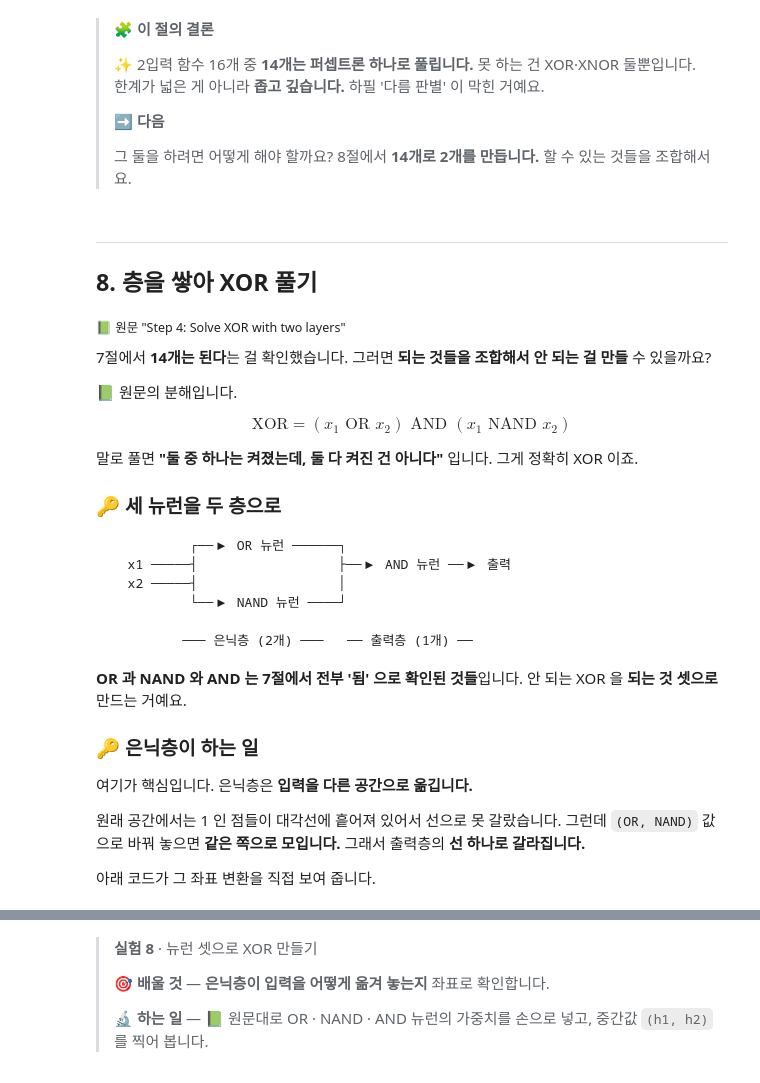
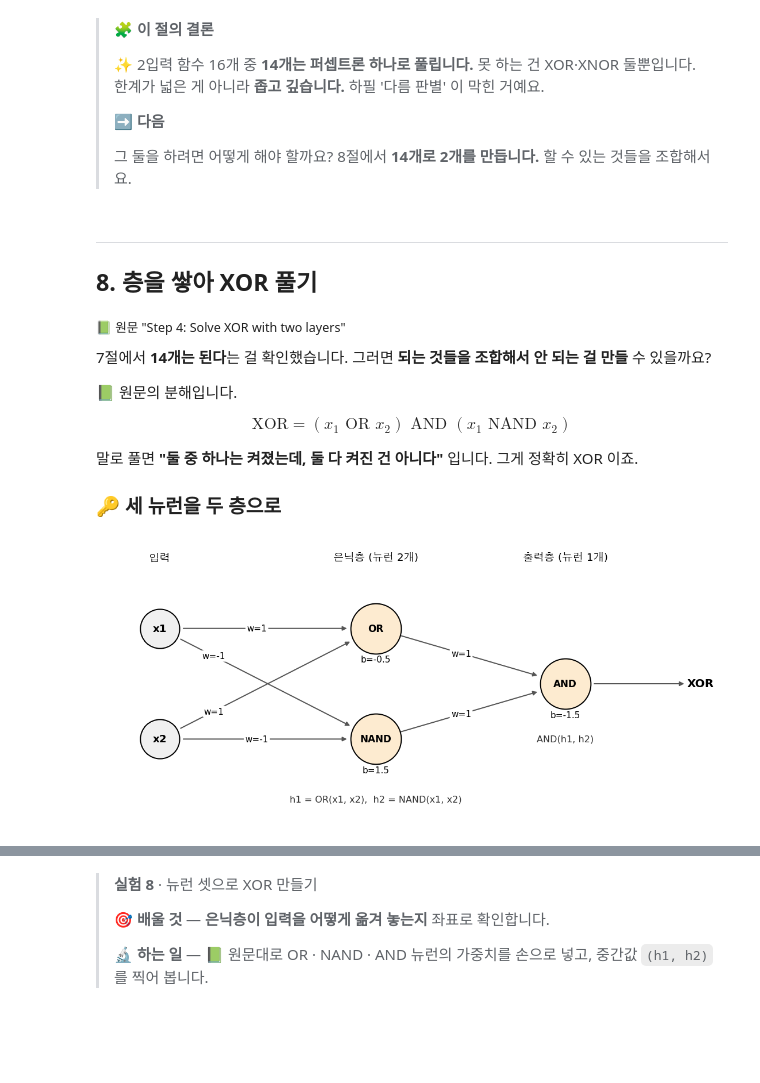
Before and after one commit to gyulrangdev/study-gyul, a Jupyter notebook: ai/ai-engineering-from-scratch-study/phase3/01-the-perceptron.ipynb, the cells around one changed output, grey strips where cells are left out. Cells and saved outputs as stored; diff of their text form; code cells hidden in the pictures; blank space fills up the shorter version.

````diff
--- a/ai/ai-engineering-from-scratch-study/phase3/01-the-perceptron.ipynb
+++ b/ai/ai-engineering-from-scratch-study/phase3/01-the-perceptron.ipynb
@@ -915,25 +1215,58 @@ $$\text{XOR} = (x_1 \text{ OR } x_2) \text{ AND } (x_1 \text{ NAND } x_2)$$
 그게 정확히 XOR 이죠.
 
 ### 🔑 세 뉴런을 두 층으로
-
-```
-          ┌──▶ OR 뉴런 ──────┐
-  x1 ─────┤                  ├──▶ AND 뉴런 ──▶ 출력
-  x2 ─────┤                  │
-          └──▶ NAND 뉴런 ────┘
-
-         ─── 은닉층 (2개) ───   ── 출력층 (1개) ──
-```
-
-**OR 과 NAND 와 AND 는 7절에서 전부 '됨' 으로 확인된 것들**입니다.
-안 되는 XOR 을 **되는 것 셋으로** 만드는 거예요.
-
-### 🔑 은닉층이 하는 일
-
-여기가 핵심입니다. 은닉층은 **입력을 다른 공간으로 옮깁니다.**
-
-원래 공간에서는 1 인 점들이 대각선에 흩어져 있어서 선으로 못 갈랐습니다.
-그런데 `(OR, NAND)` 값으로 바꿔 놓으면 **같은 쪽으로 모입니다.**
-그래서 출력층의 **선 하나로 갈라집니다.**
-
-아래 코드가 그 좌표 변환을 직접 보여 줍니다.
+# %%
+# ✨ 추가 — XOR 을 만드는 두 층짜리 망의 구조를 그립니다
+import matplotlib.pyplot as plt
+
+그림, 축 = plt.subplots(figsize=(10, 4.6))
+축.set_xlim(-1, 10.2)
+축.set_ylim(-2.7, 2.7)
+축.axis("off")
+
+# 뉴런 위치: (x, y)
+입력 = {"x1": (0, 1.1), "x2": (0, -1.1)}
+은닉 = {"OR": (4, 1.1), "NAND": (4, -1.1)}
+출력 = {"AND": (7.5, 0)}
+
+def 화살표(시작, 끝, 글씨, 위치=0.3):
+    축.annotate("", xy=끝, xytext=시작,
+               arrowprops=dict(arrowstyle="-|>", color="#555555", lw=1.3,
+                               shrinkA=27, shrinkB=33))
+    x = 시작[0] + (끝[0] - 시작[0]) * 위치
+    y = 시작[1] + (끝[1] - 시작[1]) * 위치
+    축.text(x, y, 글씨, fontsize=10, ha="center", va="center", zorder=5,
+           bbox=dict(boxstyle="round,pad=0.15", fc="white", ec="none"))
+
+# 가중치가 적힌 화살표
+화살표(입력["x1"], 은닉["OR"], "w=1", 0.45)
+화살표(입력["x2"], 은닉["OR"], "w=1", 0.25)
+화살표(입력["x1"], 은닉["NAND"], "w=-1", 0.25)
+화살표(입력["x2"], 은닉["NAND"], "w=-1", 0.45)
+화살표(은닉["OR"], 출력["AND"], "w=1", 0.45)
+화살표(은닉["NAND"], 출력["AND"], "w=1", 0.45)
+축.annotate("", xy=(9.7, 0), xytext=출력["AND"],
+           arrowprops=dict(arrowstyle="-|>", color="#555555", lw=1.3, shrinkA=33, shrinkB=0))
+축.text(9.75, 0, "XOR", fontsize=13, weight="bold", va="center")
+
+# 뉴런
+for 이름, (x, y) in 입력.items():
+    축.scatter(x, y, s=2000, c="#f0f0f0", edgecolors="k", linewidths=1.3, zorder=3)
+    축.text(x, y, 이름, ha="center", va="center", fontsize=12, weight="bold", zorder=4)
+편향들 = {"OR": "b=-0.5", "NAND": "b=1.5", "AND": "b=-1.5"}
+for 이름, (x, y) in {**은닉, **출력}.items():
+    축.scatter(x, y, s=3300, c="#fdebd0", edgecolors="k", linewidths=1.3, zorder=3)
+    축.text(x, y, 이름, ha="center", va="center", fontsize=11, weight="bold", zorder=4)
+    축.text(x, y - 0.62, 편향들[이름], ha="center", va="center", fontsize=10, zorder=4)
+
+# 층 이름
+축.text(0, 2.45, "입력", ha="center", fontsize=12)
+축.text(4, 2.45, "은닉층 (뉴런 2개)", ha="center", fontsize=12)
+축.text(7.5, 2.45, "출력층 (뉴런 1개)", ha="center", fontsize=12)
+축.text(4, -2.35, "h1 = OR(x1, x2),  h2 = NAND(x1, x2)", ha="center", fontsize=10.5, color="#333333")
+축.text(7.5, -1.15, "AND(h1, h2)", ha="center", fontsize=10.5, color="#333333")
+
+plt.tight_layout()
+plt.show()
+# %% [output]
+[figure, added]
````
Also changed, not shown: parts of 34 cells of this notebook, 2 other files.
